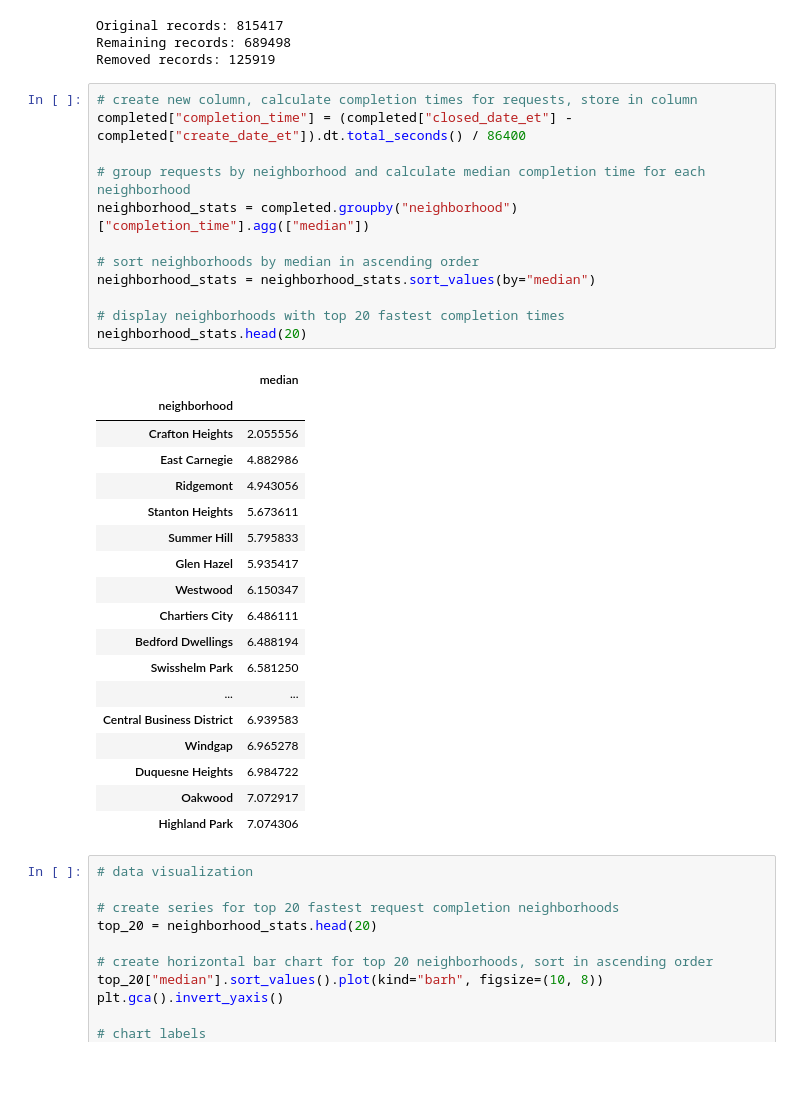
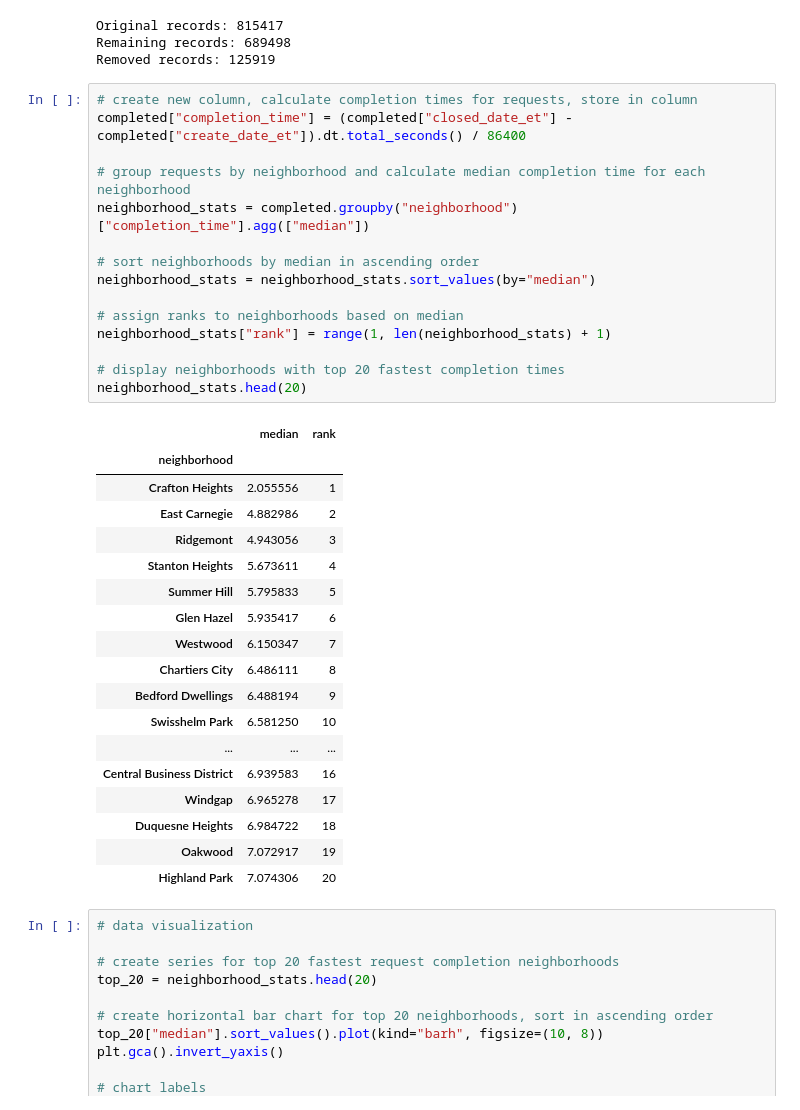
Before and after one commit to CelestialGarbo/CS-0010-FINAL-PROJECT, a Jupyter notebook: 311-Requests.ipynb, the cells around one changed output. Cells and saved outputs as stored; diff of their text form; blank space fills up the shorter version.

Commit message:
Assigned ranks for each neighborhood

```diff
--- a/311-Requests.ipynb
+++ b/311-Requests.ipynb
@@ -27,34 +27,37 @@ Removed records: 125919
 # %%
 # create new column, calculate completion times for requests, store in column
 completed["completion_time"] = (completed["closed_date_et"] - completed["create_date_et"]).dt.total_seconds() / 86400
 
 # group requests by neighborhood and calculate median completion time for each neighborhood
 neighborhood_stats = completed.groupby("neighborhood")["completion_time"].agg(["median"])
 
 # sort neighborhoods by median in ascending order
 neighborhood_stats = neighborhood_stats.sort_values(by="median")
 
+# assign ranks to neighborhoods based on median
+neighborhood_stats["rank"] = range(1, len(neighborhood_stats) + 1)
+
 # display neighborhoods with top 20 fastest completion times
 neighborhood_stats.head(20)
 # %% [output]
-|  | median |
-| neighborhood |  |
-| Crafton Heights | 2.055556 |
-| East Carnegie | 4.882986 |
-| Ridgemont | 4.943056 |
-| Stanton Heights | 5.673611 |
-| Summer Hill | 5.795833 |
-| Glen Hazel | 5.935417 |
-| Westwood | 6.150347 |
-| Chartiers City | 6.486111 |
-| Bedford Dwellings | 6.488194 |
-| Swisshelm Park | 6.581250 |
-| ... | ... |
-| Central Business District | 6.939583 |
-| Windgap | 6.965278 |
-| Duquesne Heights | 6.984722 |
-| Oakwood | 7.072917 |
-| Highland Park | 7.074306 |
+|  | median | rank |
+| neighborhood |  |  |
+| Crafton Heights | 2.055556 | 1 |
+| East Carnegie | 4.882986 | 2 |
+| Ridgemont | 4.943056 | 3 |
+| Stanton Heights | 5.673611 | 4 |
+| Summer Hill | 5.795833 | 5 |
+| Glen Hazel | 5.935417 | 6 |
+| Westwood | 6.150347 | 7 |
+| Chartiers City | 6.486111 | 8 |
+| Bedford Dwellings | 6.488194 | 9 |
+| Swisshelm Park | 6.581250 | 10 |
+| ... | ... | ... |
+| Central Business District | 6.939583 | 16 |
+| Windgap | 6.965278 | 17 |
+| Duquesne Heights | 6.984722 | 18 |
+| Oakwood | 7.072917 | 19 |
+| Highland Park | 7.074306 | 20 |
 # %%
 # data visualization
 
```
